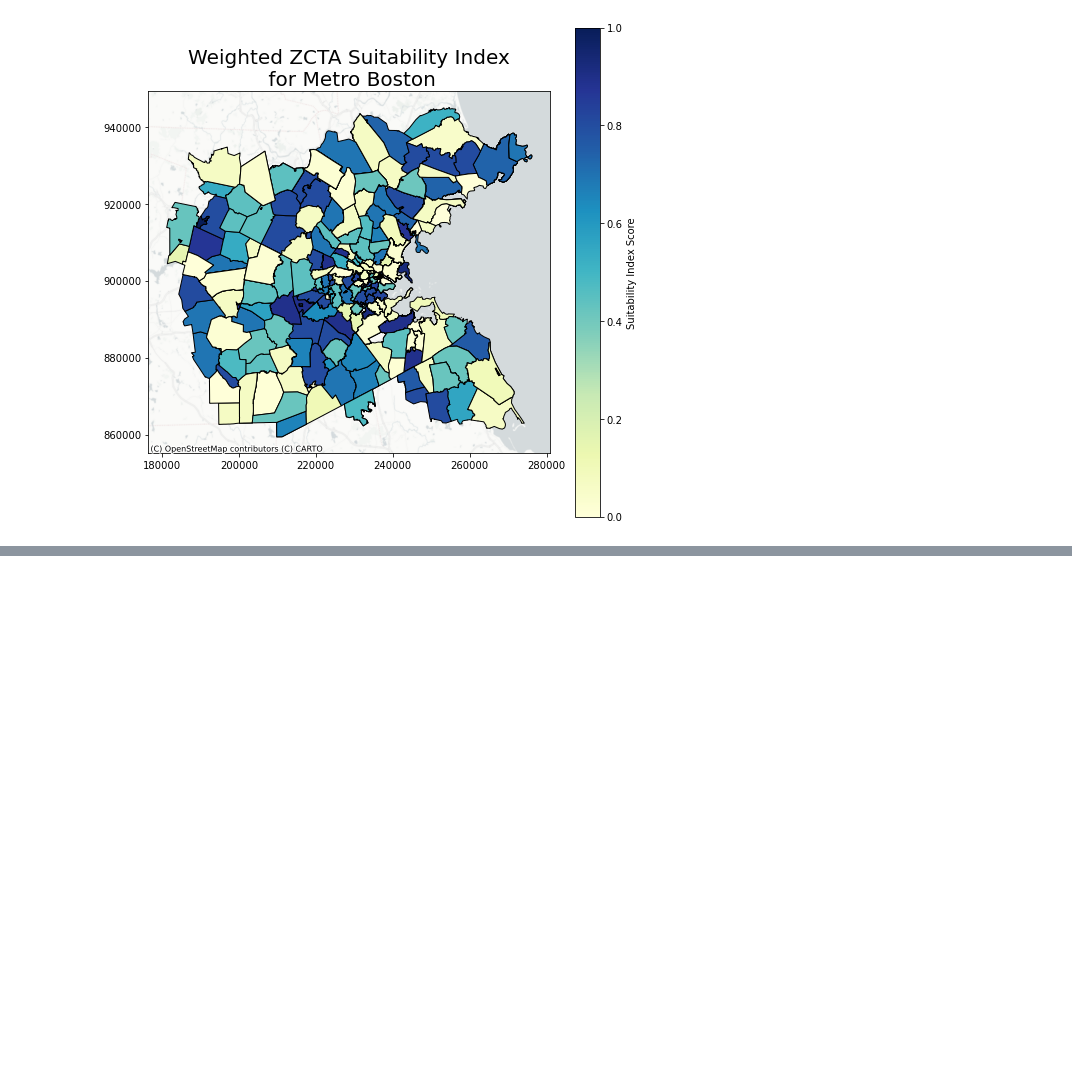
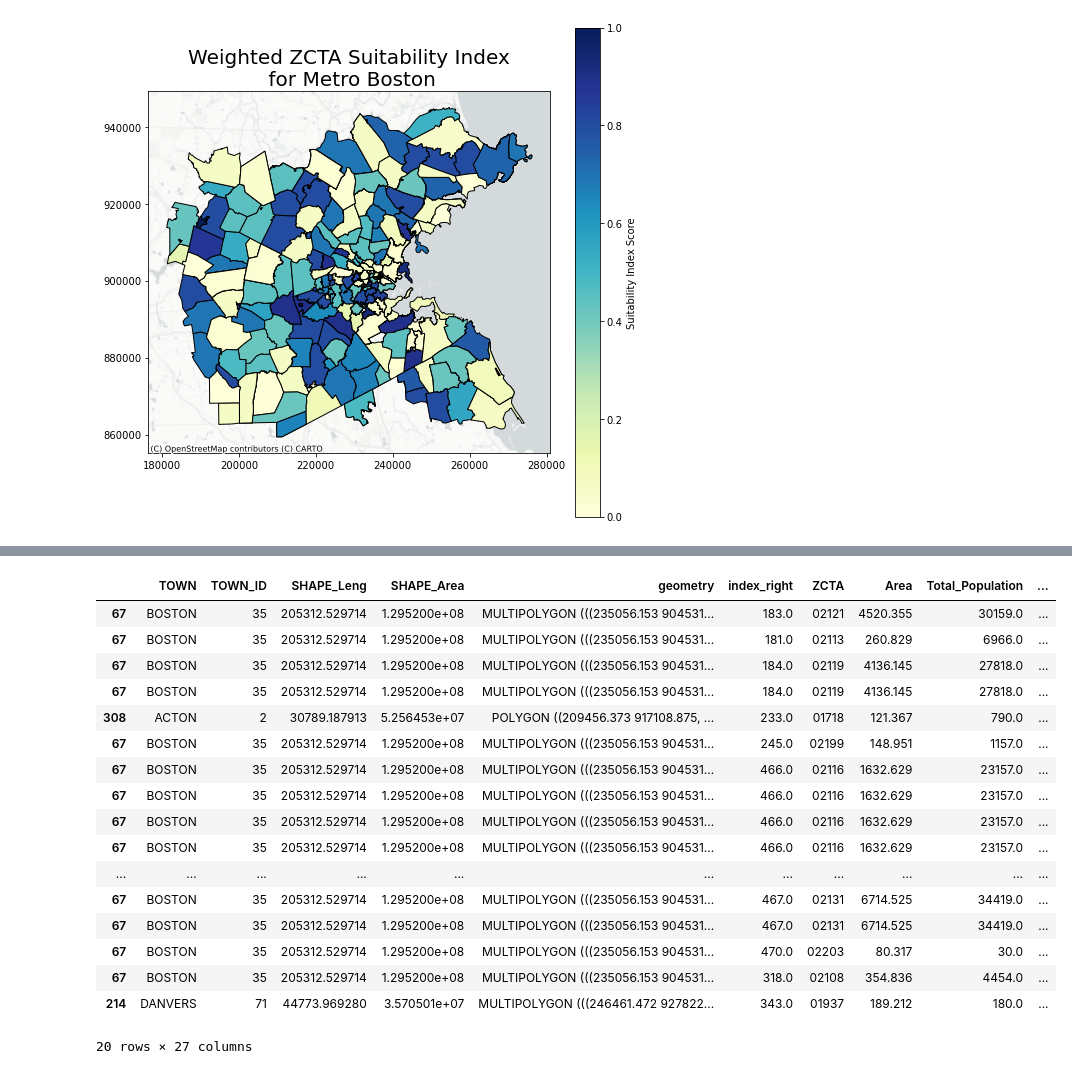
Before and after one commit to jess-wilson2020/uep239-final-project, a Jupyter notebook: uep239-final-project.ipynb, the cells around one changed output, grey strips where cells are left out. Saved outputs shown, nothing was run; the diff lists cells and outputs as text; code cells hidden in the pictures; blank space fills up the shorter version.

```diff
--- a/uep239-final-project.ipynb
+++ b/uep239-final-project.ipynb
@@ -1043,7 +1050,11 @@ plt.show()
 *Weights attributed using AHP method: https://bpmsg.com/ahp/ahp-calc.php*
 # %%
 # Create weighted suitability index by summing all indicator scores and multiplying by weights:
-mpo_zcta_final['Weighted'] = mpo_zcta_final["Rent_Score"] * 0.475 + mpo_zcta_final["Density_Score"] * 0.065 + mpo_zcta_final["Market_Score"] * 0.033 + mpo_zcta_final["Transit_Score"] * 0.135 + mpo_zcta_final["Grocery_Score"] * 0.292
+mpo_zcta_final['Weighted'] = (mpo_zcta_final["Rent_Score"] * 0.475
+                              + mpo_zcta_final["Density_Score"] * 0.065
+                              + mpo_zcta_final["Market_Score"] * 0.033
+                              + mpo_zcta_final["Transit_Score"] * 0.135
+                              + mpo_zcta_final["Grocery_Score"] * 0.292)
 mpo_zcta_final.head()
 # %% [output]
 |  | ZCTA | Area | geometry | Total_Population | Median_Rent | Rent_Score | Population_Density | ... |
@@ -1100,3 +1111,7 @@ ax12.set_title("Weighted ZCTA Suitability Index\n for Metro Boston", fontsize=20
 plt.show()
 # %% [output]
 [figure]
+# %%
+# Spatial join ZCTAs to MA town to see which towns have most suitable ZCTAs:
+town_zcta = gpd.sjoin(town, mpo_zcta_final, how='left', op='contains')
+town_zcta.head()
@@ -1102,0 +1126,22 @@ plt.show()
+# %%
+# Report highest ranking ZCTAs to determine which towns are most suitable:
+town_zcta.sort_values('Weighted_Score', ascending = False).head(20)
+# %% [output]
+|  | TOWN | TOWN_ID | SHAPE_Leng | SHAPE_Area | geometry | index_right | ZCTA | Area | Total_Population | ... |
+| 67 | BOSTON | 35 | 205312.529714 | 1.295200e+08 | MULTIPOLYGON (((235056.153 904531... | 183.0 | 02121 | 4520.355 | 30159.0 | ... |
+| 67 | BOSTON | 35 | 205312.529714 | 1.295200e+08 | MULTIPOLYGON (((235056.153 904531... | 181.0 | 02113 | 260.829 | 6966.0 | ... |
+| 67 | BOSTON | 35 | 205312.529714 | 1.295200e+08 | MULTIPOLYGON (((235056.153 904531... | 184.0 | 02119 | 4136.145 | 27818.0 | ... |
+| 67 | BOSTON | 35 | 205312.529714 | 1.295200e+08 | MULTIPOLYGON (((235056.153 904531... | 184.0 | 02119 | 4136.145 | 27818.0 | ... |
+| 308 | ACTON | 2 | 30789.187913 | 5.256453e+07 | POLYGON ((209456.373 917108.875, ... | 233.0 | 01718 | 121.367 | 790.0 | ... |
+| 67 | BOSTON | 35 | 205312.529714 | 1.295200e+08 | MULTIPOLYGON (((235056.153 904531... | 245.0 | 02199 | 148.951 | 1157.0 | ... |
+| 67 | BOSTON | 35 | 205312.529714 | 1.295200e+08 | MULTIPOLYGON (((235056.153 904531... | 466.0 | 02116 | 1632.629 | 23157.0 | ... |
+| 67 | BOSTON | 35 | 205312.529714 | 1.295200e+08 | MULTIPOLYGON (((235056.153 904531... | 466.0 | 02116 | 1632.629 | 23157.0 | ... |
+| 67 | BOSTON | 35 | 205312.529714 | 1.295200e+08 | MULTIPOLYGON (((235056.153 904531... | 466.0 | 02116 | 1632.629 | 23157.0 | ... |
+| 67 | BOSTON | 35 | 205312.529714 | 1.295200e+08 | MULTIPOLYGON (((235056.153 904531... | 466.0 | 02116 | 1632.629 | 23157.0 | ... |
+| ... | ... | ... | ... | ... | ... | ... | ... | ... | ... | ... |
+| 67 | BOSTON | 35 | 205312.529714 | 1.295200e+08 | MULTIPOLYGON (((235056.153 904531... | 467.0 | 02131 | 6714.525 | 34419.0 | ... |
+| 67 | BOSTON | 35 | 205312.529714 | 1.295200e+08 | MULTIPOLYGON (((235056.153 904531... | 467.0 | 02131 | 6714.525 | 34419.0 | ... |
+| 67 | BOSTON | 35 | 205312.529714 | 1.295200e+08 | MULTIPOLYGON (((235056.153 904531... | 470.0 | 02203 | 80.317 | 30.0 | ... |
+| 67 | BOSTON | 35 | 205312.529714 | 1.295200e+08 | MULTIPOLYGON (((235056.153 904531... | 318.0 | 02108 | 354.836 | 4454.0 | ... |
+| 214 | DANVERS | 71 | 44773.969280 | 3.570501e+07 | MULTIPOLYGON (((246461.472 927822... | 343.0 | 01937 | 189.212 | 180.0 | ... |
+20 rows × 27 columns
```
Also changed, not shown: parts of 10 cells of this notebook.
